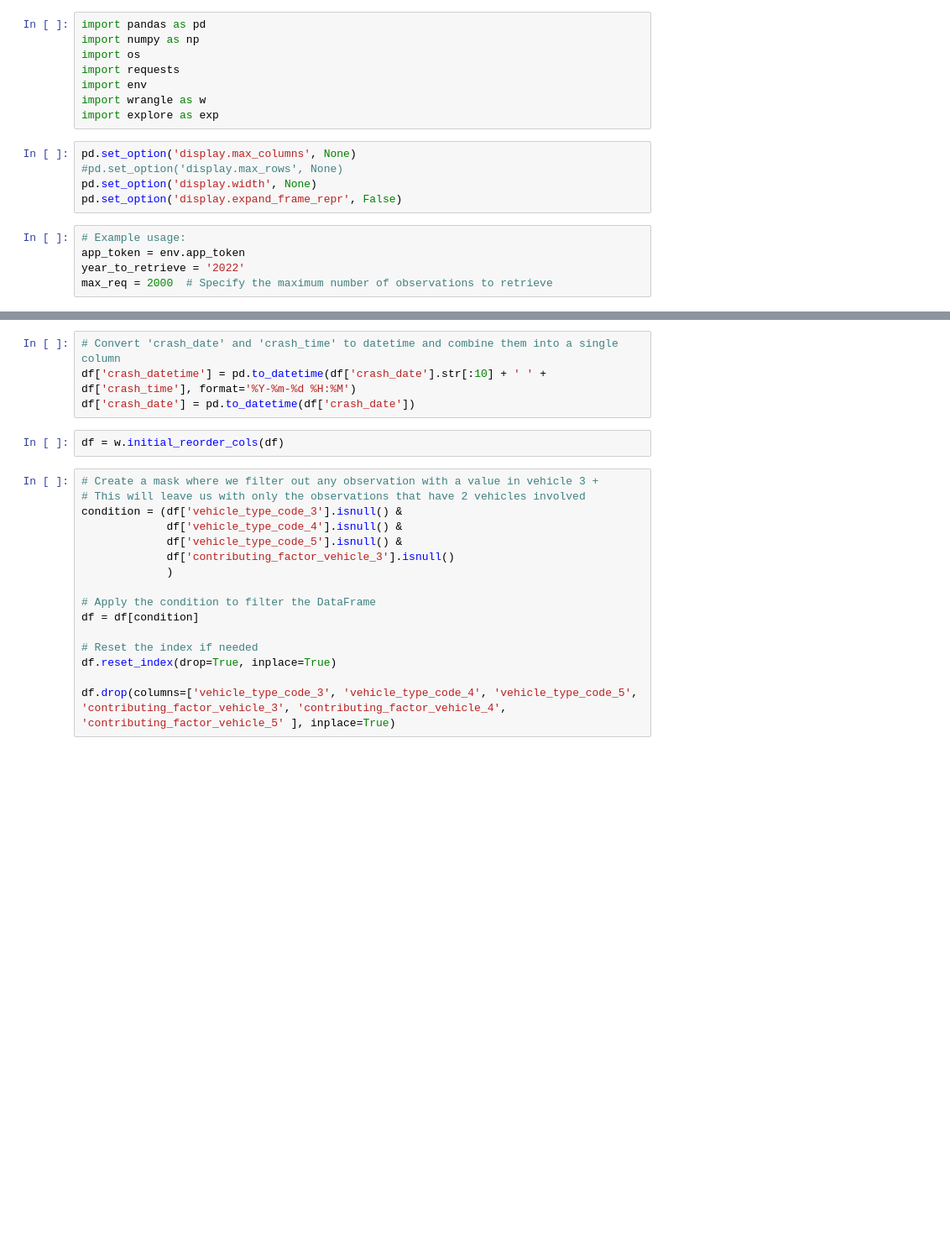
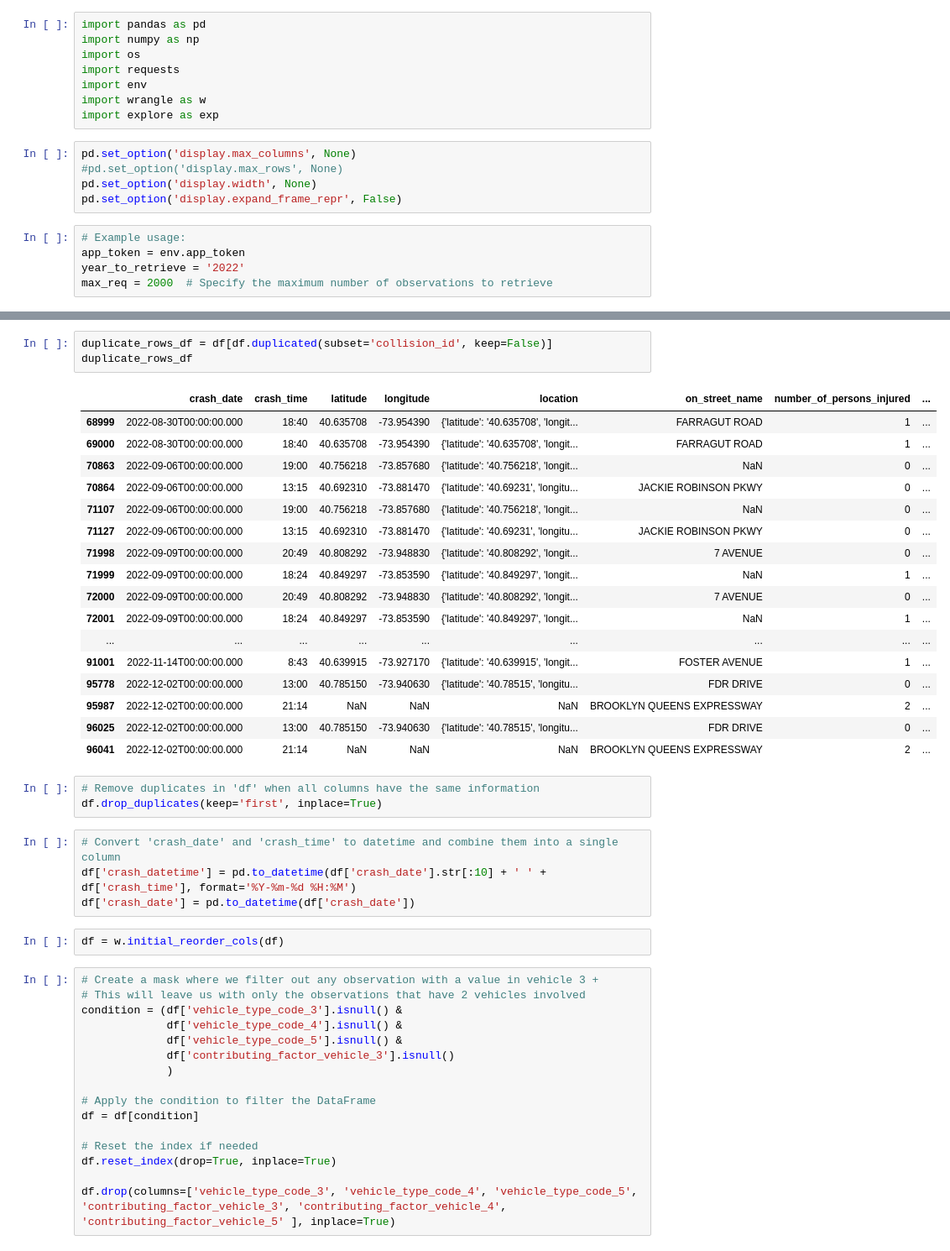
Before and after one commit to Jonathan-Garcia1/new-york-vehicle-collisions, a Jupyter notebook: acquire.ipynb, the cells around one changed output, grey strips where cells are left out. Shown at 84% size. Cells and saved outputs as stored; diff of their text form; blank space fills up the shorter version.

```diff
--- a/acquire.ipynb
+++ b/acquire.ipynb
@@ -33,3 +40,27 @@ CSV file for 2022 already exists. Loading data from the CSV.
+# %%
+duplicate_rows_df = df[df.duplicated(subset='collision_id', keep=False)]
+duplicate_rows_df
+# %% [output]
+|  | crash_date | crash_time | latitude | longitude | location | on_street_name | number_of_persons_injured | ... |
+| 68999 | 2022-08-30T00:00:00.000 | 18:40 | 40.635708 | -73.954390 | {'latitude': '40.635708', 'longit... | FARRAGUT ROAD | 1 | ... |
+| 69000 | 2022-08-30T00:00:00.000 | 18:40 | 40.635708 | -73.954390 | {'latitude': '40.635708', 'longit... | FARRAGUT ROAD | 1 | ... |
+| 70863 | 2022-09-06T00:00:00.000 | 19:00 | 40.756218 | -73.857680 | {'latitude': '40.756218', 'longit... | NaN | 0 | ... |
+| 70864 | 2022-09-06T00:00:00.000 | 13:15 | 40.692310 | -73.881470 | {'latitude': '40.69231', 'longitu... | JACKIE ROBINSON PKWY | 0 | ... |
+| 71107 | 2022-09-06T00:00:00.000 | 19:00 | 40.756218 | -73.857680 | {'latitude': '40.756218', 'longit... | NaN | 0 | ... |
+| 71127 | 2022-09-06T00:00:00.000 | 13:15 | 40.692310 | -73.881470 | {'latitude': '40.69231', 'longitu... | JACKIE ROBINSON PKWY | 0 | ... |
+| 71998 | 2022-09-09T00:00:00.000 | 20:49 | 40.808292 | -73.948830 | {'latitude': '40.808292', 'longit... | 7 AVENUE | 0 | ... |
+| 71999 | 2022-09-09T00:00:00.000 | 18:24 | 40.849297 | -73.853590 | {'latitude': '40.849297', 'longit... | NaN | 1 | ... |
+| 72000 | 2022-09-09T00:00:00.000 | 20:49 | 40.808292 | -73.948830 | {'latitude': '40.808292', 'longit... | 7 AVENUE | 0 | ... |
+| 72001 | 2022-09-09T00:00:00.000 | 18:24 | 40.849297 | -73.853590 | {'latitude': '40.849297', 'longit... | NaN | 1 | ... |
+| ... | ... | ... | ... | ... | ... | ... | ... | ... |
+| 91001 | 2022-11-14T00:00:00.000 | 8:43 | 40.639915 | -73.927170 | {'latitude': '40.639915', 'longit... | FOSTER AVENUE | 1 | ... |
+| 95778 | 2022-12-02T00:00:00.000 | 13:00 | 40.785150 | -73.940630 | {'latitude': '40.78515', 'longitu... | FDR DRIVE | 0 | ... |
+| 95987 | 2022-12-02T00:00:00.000 | 21:14 | NaN | NaN | NaN | BROOKLYN QUEENS EXPRESSWAY | 2 | ... |
+| 96025 | 2022-12-02T00:00:00.000 | 13:00 | 40.785150 | -73.940630 | {'latitude': '40.78515', 'longitu... | FDR DRIVE | 0 | ... |
+| 96041 | 2022-12-02T00:00:00.000 | 21:14 | NaN | NaN | NaN | BROOKLYN QUEENS EXPRESSWAY | 2 | ... |
+# %%
+# Remove duplicates in 'df' when all columns have the same information
+df.drop_duplicates(keep='first', inplace=True)
 # %%
 # Convert 'crash_date' and 'crash_time' to datetime and combine them into a single column
 df['crash_datetime'] = pd.to_datetime(df['crash_date'].str[:10] + ' ' + df['crash_time'], format='%Y-%m-%d %H:%M')
```
Also changed, not shown: parts of 43 cells of this notebook, 30 other files.
